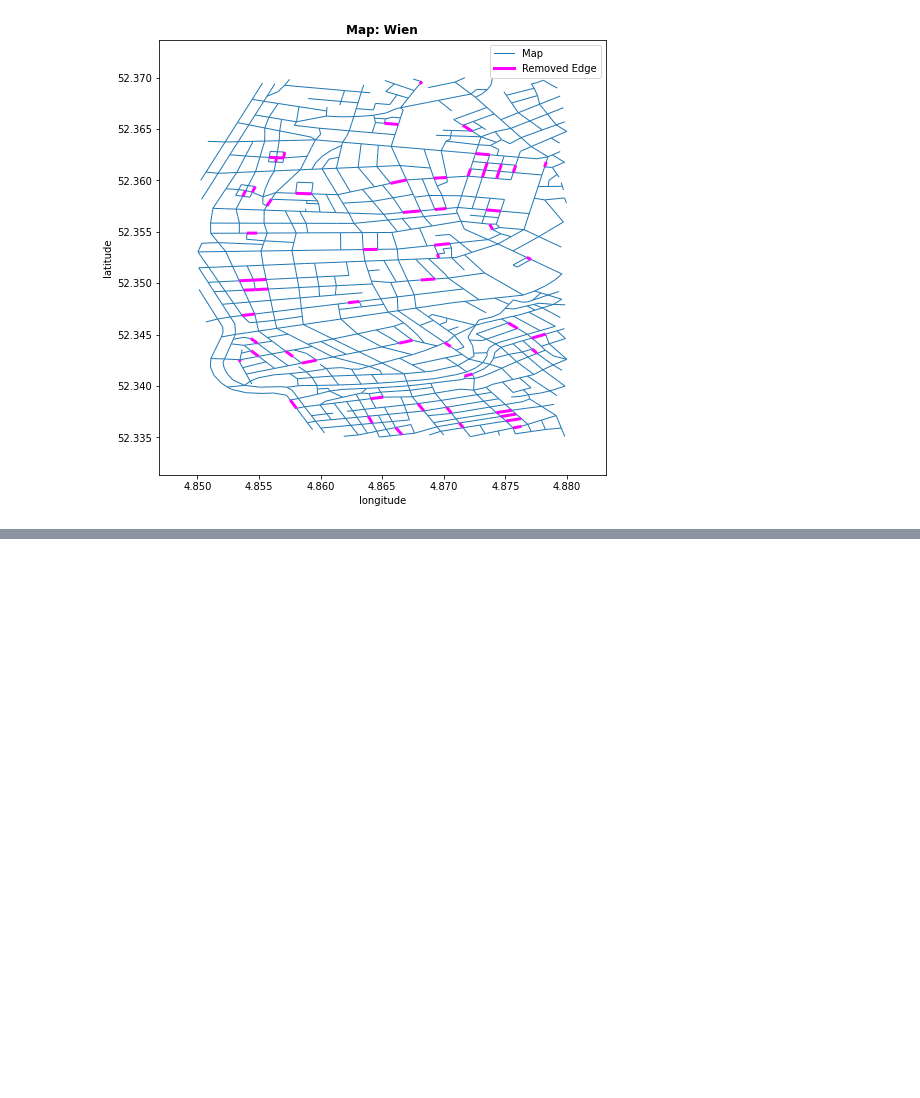
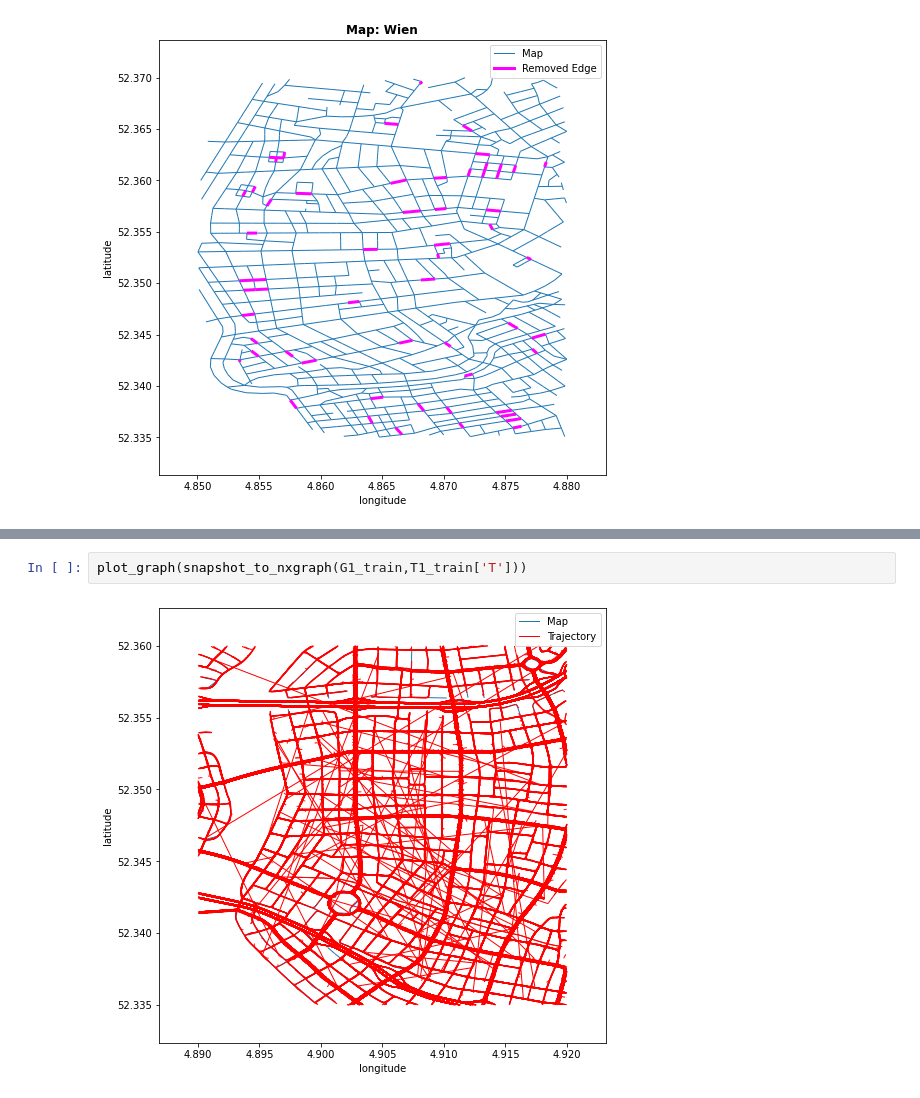
Before and after one commit to KJ-Waller/SyntheticHighways, a Jupyter notebook: ChangeDetection/notebooks/MainExperimentDesignFigures.ipynb, the cells around one changed output, grey strips where cells are left out. Drawn from its saved outputs; the diff is of its cells as text; blank space fills up the shorter version.

```diff
--- a/ChangeDetection/notebooks/MainExperimentDesignFigures.ipynb
+++ b/ChangeDetection/notebooks/MainExperimentDesignFigures.ipynb
@@ -258,0 +307,4 @@ plot_graph(snapshot_to_nxgraph(G1,T2['T']))
+# %%
+plot_graph(snapshot_to_nxgraph(G1_train,T1_train['T']))
+# %% [output]
+[figure, added]
```
Also changed, not shown: parts of 10 cells of this notebook, 2 other files.
